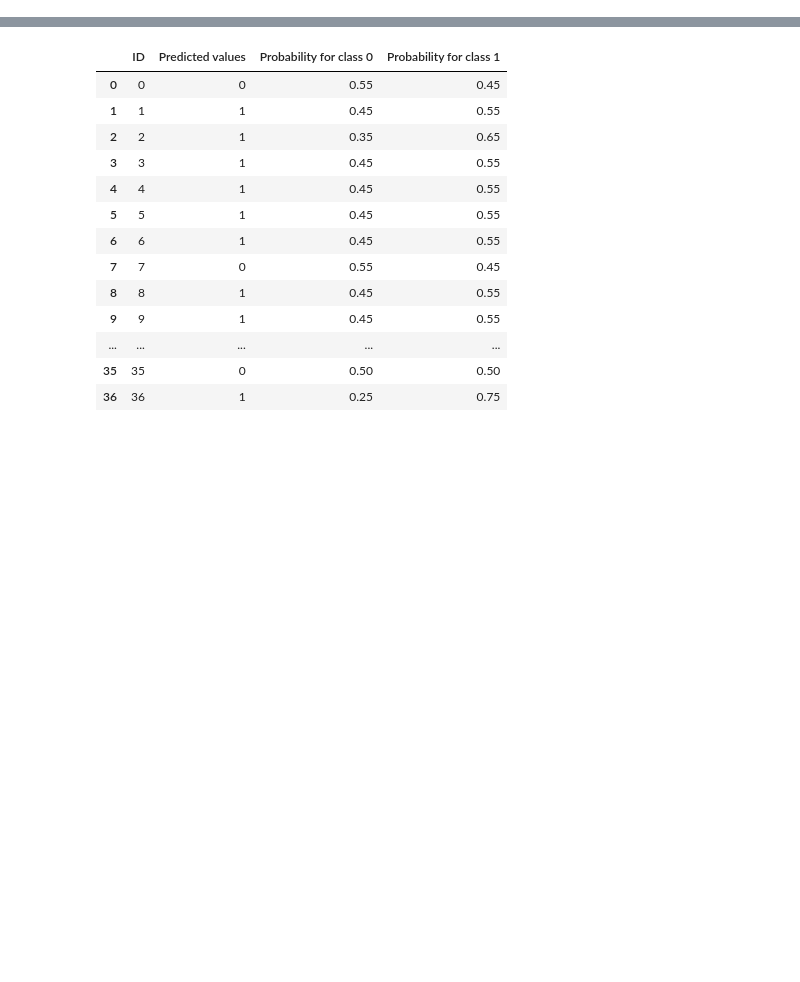
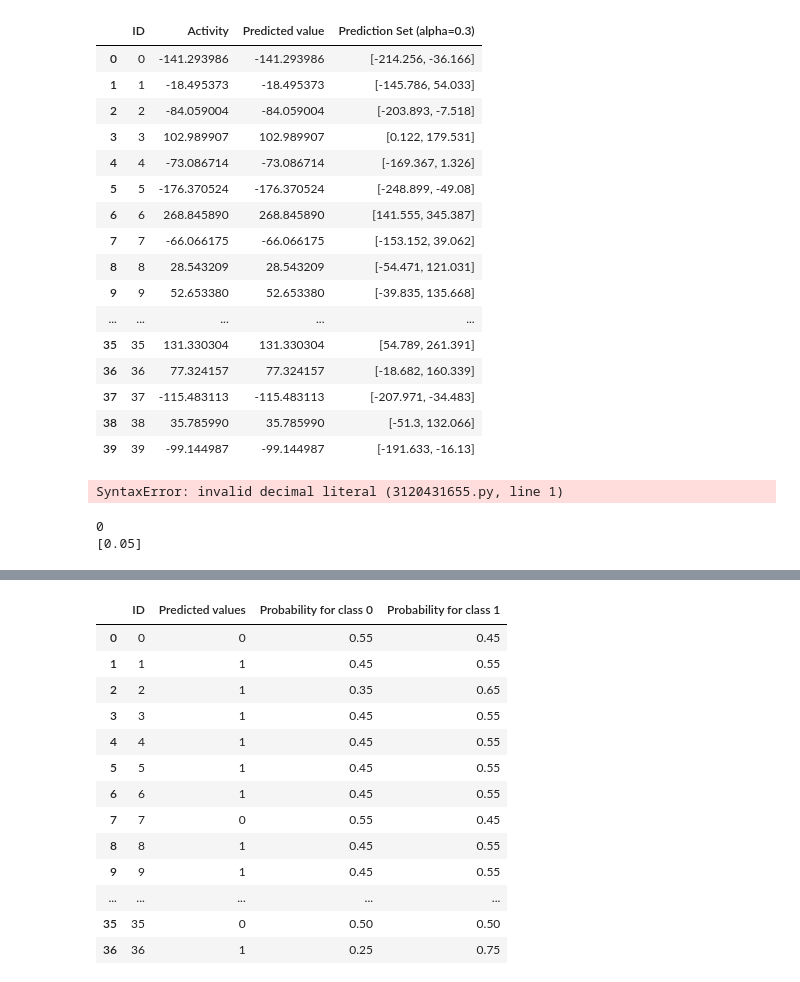
Before and after one commit to Medicine-Artificial-Intelligence/ProQSAR, a Jupyter notebook: check_uncertainty.ipynb, the cells around one changed output, grey strips where cells are left out. Cells and saved outputs as stored; diff of their text form; code cells hidden in the pictures; blank space fills up the shorter version.

```diff
--- a/check_uncertainty.ipynb
+++ b/check_uncertainty.ipynb
@@ -30,0 +207,3 @@ test_data = create_classification_data(random_state=40)
+# %%
+cp = ConformalPredictor(activity_col="Activity", id_col="ID", n_jobs=-1)
+cp.fit(train_data)
@@ -30,0 +212,2 @@ test_data = create_classification_data(random_state=40)
+# %%
+cp.cp.conformity_scores_ = cp.cp.conformity_scores_.astype(np.float64)
@@ -30,0 +227,33 @@ test_data = create_classification_data(random_state=40)
+# %%
+pred = cp.predict(train_data, alpha=(0.3))
+pred
+# %% [output]
+|  | ID | Activity | Predicted value | Prediction Set (alpha=0.3) |
+| 0 | 0 | -141.293986 | -141.293986 | [-214.256, -36.166] |
+| 1 | 1 | -18.495373 | -18.495373 | [-145.786, 54.033] |
+| 2 | 2 | -84.059004 | -84.059004 | [-203.893, -7.518] |
+| 3 | 3 | 102.989907 | 102.989907 | [0.122, 179.531] |
+| 4 | 4 | -73.086714 | -73.086714 | [-169.367, 1.326] |
+| 5 | 5 | -176.370524 | -176.370524 | [-248.899, -49.08] |
+| 6 | 6 | 268.845890 | 268.845890 | [141.555, 345.387] |
+| 7 | 7 | -66.066175 | -66.066175 | [-153.152, 39.062] |
+| 8 | 8 | 28.543209 | 28.543209 | [-54.471, 121.031] |
+| 9 | 9 | 52.653380 | 52.653380 | [-39.835, 135.668] |
+| ... | ... | ... | ... | ... |
+| 35 | 35 | 131.330304 | 131.330304 | [54.789, 261.391] |
+| 36 | 36 | 77.324157 | 77.324157 | [-18.682, 160.339] |
+| 37 | 37 | -115.483113 | -115.483113 | [-207.971, -34.483] |
+| 38 | 38 | 35.785990 | 35.785990 | [-51.3, 132.066] |
+| 39 | 39 | -99.144987 | -99.144987 | [-191.633, -16.13] |
+# %%
+a = [0.05, 1].format[]
+a
+# %% [output]
+SyntaxError: invalid decimal literal (3120431655.py, line 1)
+# %%
+for k, alpha in enumerate(b):
+    print(k)
+    print(alpha)
+# %% [output]
+0
+[0.05]
```
Also changed, not shown: parts of 20 cells of this notebook, 24 other files.
